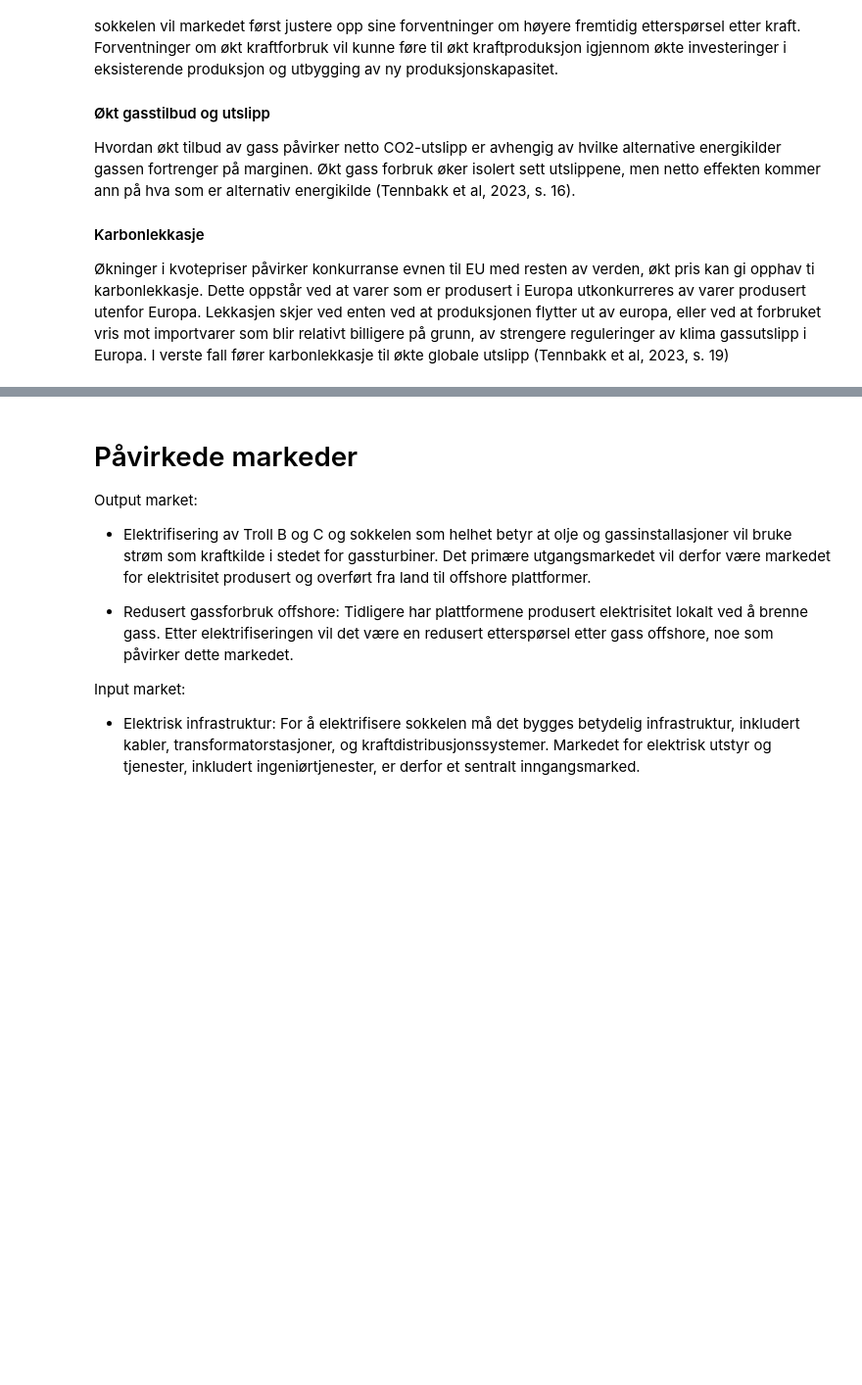
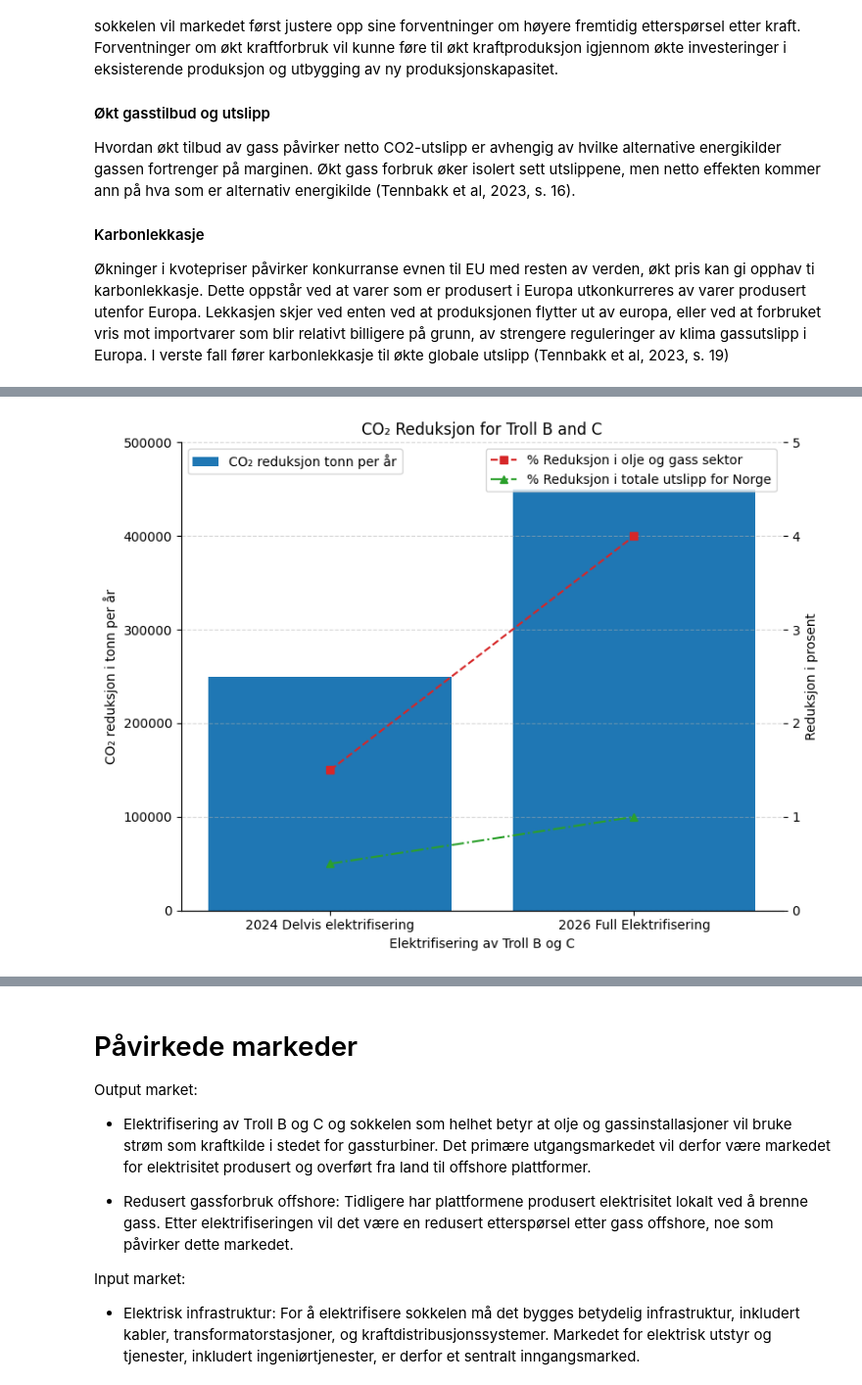
Before and after one commit to loopdiggaz/SOK2014, a Jupyter notebook: PO/Prosjektoppgave.ipynb, the cells around one changed output, grey strips where cells are left out. Shown at 98% size. Drawn from its saved outputs; the diff is of its cells as text; code cells hidden in the pictures; blank space fills up the shorter version.

```diff
--- a/PO/Prosjektoppgave.ipynb
+++ b/PO/Prosjektoppgave.ipynb
@@ -191,0 +112,34 @@ $$ Besparelser = 450 \; 000 \; tonn \times 1179NOK \ tonn = 648 \; 458 \; 000 \;
+# %%
+Prosjekt = ["2024 Delvis elektrifisering", "2026 Full Elektrifisering"]
+Co2_reduksjon = [250000, 450000]
+prosent_reduksjon_oljeoggass_sektor = [1.5, 4]
+prosent_totale_utslipp = [0.5, 1]
+
+fig, ax1 = plt.subplots(figsize=(8, 6))
+
+ax1.set_xlabel('Elektrifisering av Troll B og C')
+ax1.set_ylabel('CO₂ reduksjon i tonn per år')
+ax1.bar(Prosjekt,Co2_reduksjon, label="CO₂ reduksjon tonn per år")
+ax1.tick_params(axis='y')
+ax1.set_ylim(0, 500_000)
+ax1.legend(loc="upper left")
+
+ax2 = ax1.twinx()
+ax2.set_ylabel('Reduksjon i prosent')
+ax2.plot(Prosjekt, prosent_reduksjon_oljeoggass_sektor, marker='s',color='tab:red', linestyle='--', label="% Reduksjon i olje og gass sektor")
+ax2.plot(Prosjekt, prosent_totale_utslipp, marker='^', color='tab:green', linestyle='-.', label="% Reduksjon i totale utslipp for Norge")
+ax2.tick_params(axis='y')
+ax2.set_ylim(0, 5)
+ax2.legend(loc="upper right")
+
+ax1.spines['top'].set_visible(False)
+ax1.spines['right'].set_visible(False)
+ax2.spines['top'].set_visible(False)
+ax2.spines['right'].set_visible(False)
+
+plt.title("CO₂ Reduksjon for Troll B and C")
+plt.grid(True, axis='y', linestyle='--', alpha=0.5)
+plt.tight_layout()
+plt.show()
+# %% [output]
+[figure, added]
```
Also changed, not shown: parts of 4 cells of this notebook, 1 other file.
